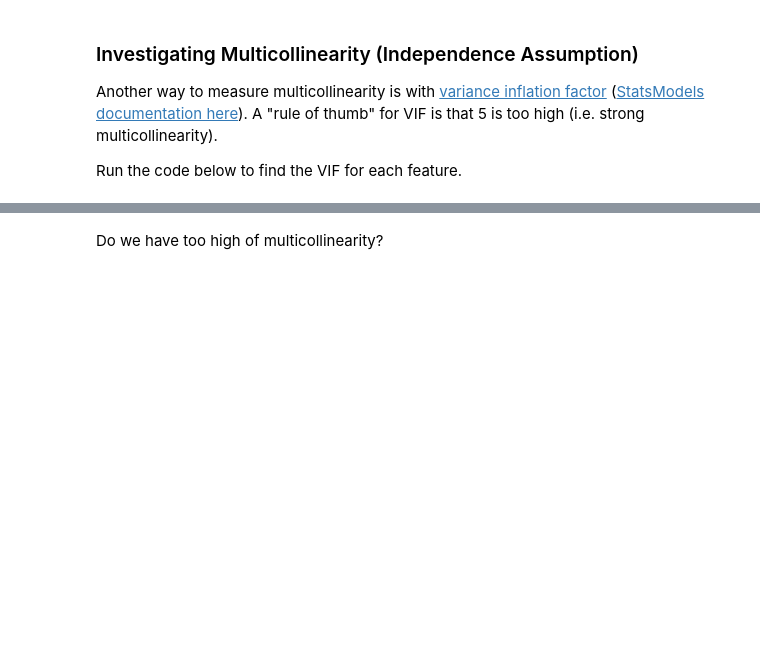
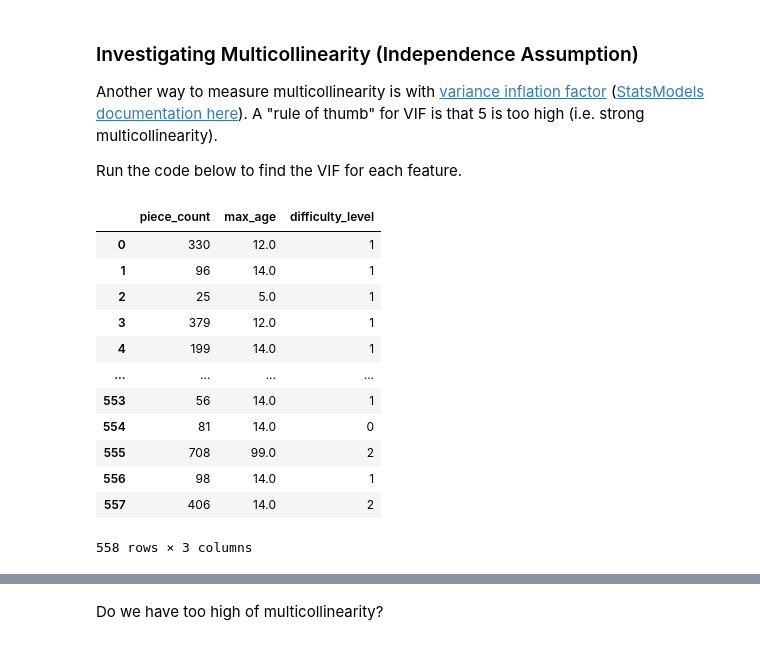
Before and after one commit to learn-co-curriculum/dsc-linear-regression-lab, a Jupyter notebook: index.ipynb, the cells around one changed output, grey strips where cells are left out. Drawn from its saved outputs; the diff is of its cells as text; code cells hidden in the pictures; blank space fills up the shorter version.

```diff
--- a/index.ipynb
+++ b/index.ipynb
@@ -516,7 +682,7 @@ None
 In the cell below, create a list `best_features` which contains the names of the best model features based on the findings of the previous step:
 # %%
 # Replace None with appropriate code
-best_features = None
+best_features = ['piece_count', 'max_age', 'difficulty_level']
 # %% [markdown]
 Now, we prepare the data for modeling:
 # %%
@@ -528,11 +694,11 @@ In the cell below, instantiate a `LinearRegression` model called `final_model`,
 # %%
 # Replace None with appropriate code
 
-final_model = None
+final_model = LinearRegression()
 
 # Fit the model on X_train_final and y_train
-None
+final_model.fit(X_train_final,y = y_train)
 
 # Score the model on X_test_final and y_test
 # (use the built-in .score method)
-None
+final_model.score(X=X_test_final,y=y_test)
@@ -636,3 +830,19 @@ None
 Another way to measure multicollinearity is with [variance inflation factor](https://en.wikipedia.org/wiki/Variance_inflation_factor) ([StatsModels documentation here](https://www.statsmodels.org/stable/generated/statsmodels.stats.outliers_influence.variance_inflation_factor.html#statsmodels.stats.outliers_influence.variance_inflation_factor)). A "rule of thumb" for VIF is that 5 is too high (i.e. strong multicollinearity).
 
 Run the code below to find the VIF for each feature.
+# %%
+X_train_final
+# %% [output]
+|  | piece_count | max_age | difficulty_level |
+| 0 | 330 | 12.0 | 1 |
+| 1 | 96 | 14.0 | 1 |
+| 2 | 25 | 5.0 | 1 |
+| 3 | 379 | 12.0 | 1 |
+| 4 | 199 | 14.0 | 1 |
+| ... | ... | ... | ... |
+| 553 | 56 | 14.0 | 1 |
+| 554 | 81 | 14.0 | 0 |
+| 555 | 708 | 99.0 | 2 |
+| 556 | 98 | 14.0 | 1 |
+| 557 | 406 | 14.0 | 2 |
+558 rows × 3 columns
```
Also changed, not shown: parts of 46 cells of this notebook.
